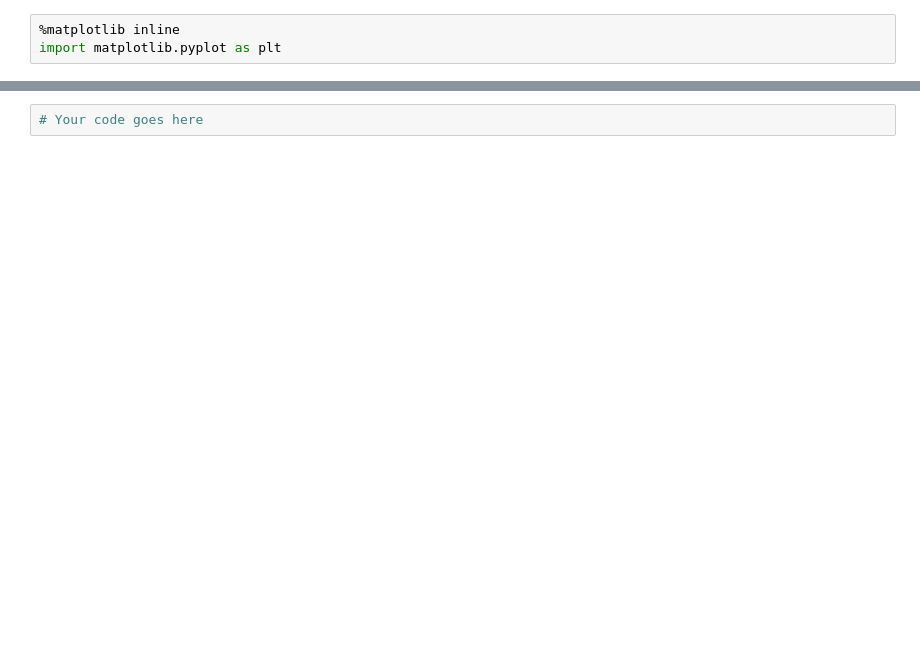
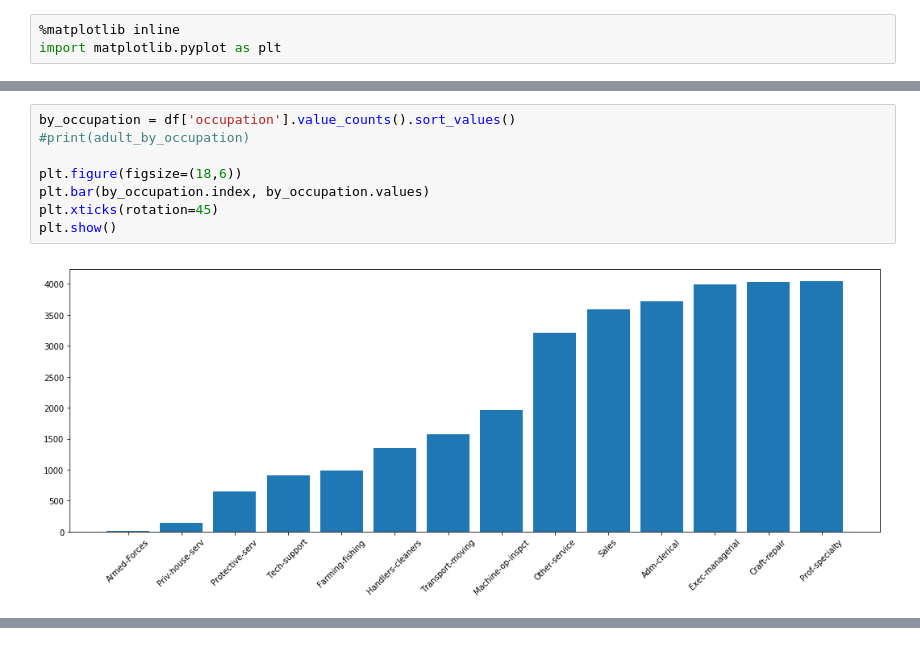
Before and after one commit to yousafmufc/ds-unit-2-us-census-analyisis, a Jupyter notebook: - Project assignment W1.ipynb, the cells around one changed output, grey strips where cells are left out. Drawn from its saved outputs; the diff is of its cells as text; blank space fills up the shorter version.

```diff
--- a/- Project assignment W1.ipynb
+++ b/- Project assignment W1.ipynb
@@ -202,3 +541,13 @@ import matplotlib.pyplot as plt
+# %%
+by_occupation = df['occupation'].value_counts().sort_values()
+#print(adult_by_occupation)
+
+plt.figure(figsize=(18,6))
+plt.bar(by_occupation.index, by_occupation.values)
+plt.xticks(rotation=45)
+plt.show()
+# %% [output]
+[figure, added]
 # %% [markdown]
 ![separator1](https://i.imgur.com/ZUWYTii.png)
 
@@ -210,5 +559,3 @@ import matplotlib.pyplot as plt
         </td>
     </tr>
 </table>
-# %%
-# Your code goes here
```
Also changed, not shown: parts of 41 cells of this notebook.
